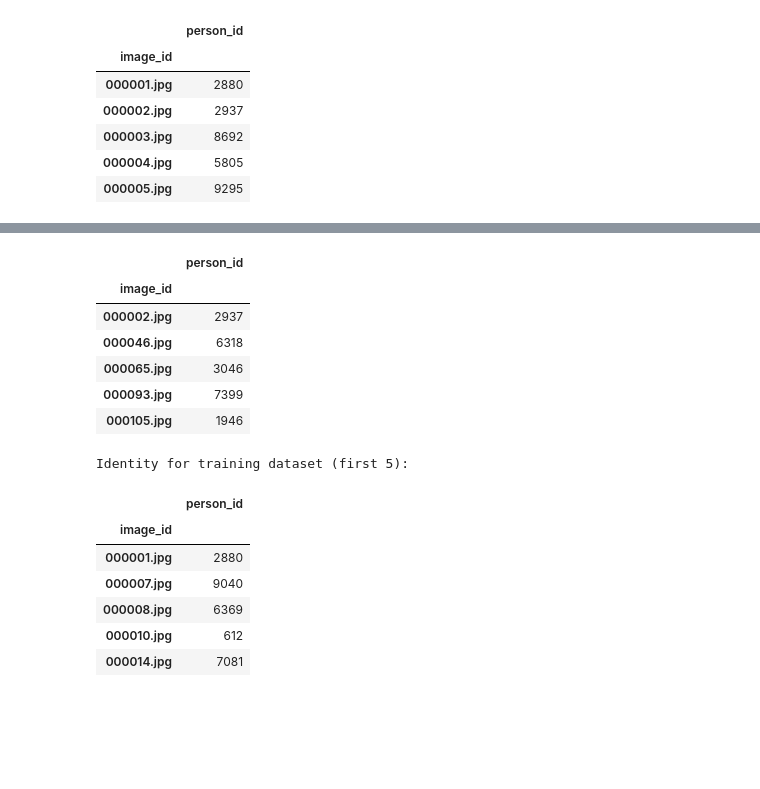
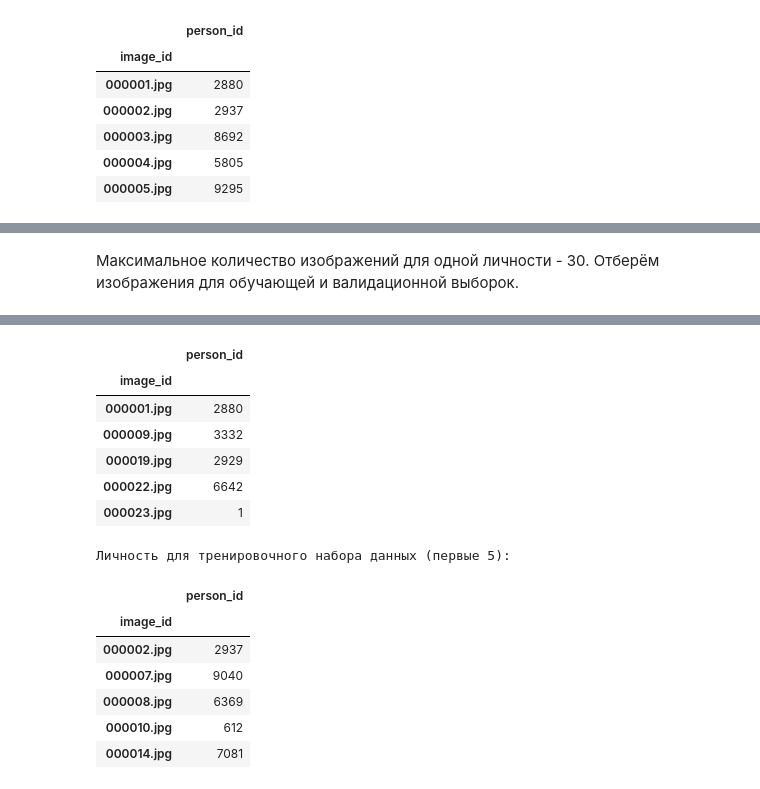
Before and after one commit to Teivak/FaceRecognitionProject, a Jupyter notebook: Filtering_Recognition_Dataset.ipynb, the cells around one changed output, grey strips where cells are left out. Drawn from its saved outputs; the diff is of its cells as text; code cells hidden in the pictures; blank space fills up the shorter version.

```diff
--- a/Filtering_Recognition_Dataset.ipynb
+++ b/Filtering_Recognition_Dataset.ipynb
@@ -3,7 +12,8 @@
 # %%
 import pandas as pd
 
-landmarks = pd.read_csv('PROJECT/FaceAlignment/landmarks.csv', index_col='image_id')
+# Загружаем датафрейм с предсказанными лэндмарками
+landmarks = pd.read_csv('PROJECT/FaceAlignment/pred_landmarks.csv', index_col='image_id')
 landmarks.head()
 # %% [output]
 |  | lefteye_x | lefteye_y | righteye_x | righteye_y | nose_x | nose_y | leftmouth_x | leftmouth_y | ... |
@@ -244,0 +213,3 @@ landmarks.head()
+# %%
+true_landmarks = pd.read_csv('PROJECT/FaceAlignment/landmarks.csv', index_col='image_id')
+true_landmarks.head()
@@ -245,13 +228,13 @@ landmarks.head()
 # %%
 def is_within_bbox(image_id):
-    # Retrieve bounding box coordinates
+    # Получаем координаты ббокса
     bbox = bboxes.loc[image_id]
     x_1, y_1, width, height = bbox['x_1'], bbox['y_1'], bbox['width'], bbox['height']
     bbox_x_max = x_1 + width
     bbox_y_max = y_1 + height
 
-    # Retrieve landmark coordinates
-    lms = landmarks.loc[image_id]
+    # Получаем координаты лэндмарков
+    lms = true_landmarks.loc[image_id]
     landmark_coords = [
         (lms['lefteye_x'], lms['lefteye_y']),
         (lms['righteye_x'], lms['righteye_y']),
@@ -260,16 +243,16 @@ def is_within_bbox(image_id):
         (lms['rightmouth_x'], lms['rightmouth_y'])
     ]
 
-    # Check if all landmarks are within the bounding box
+    # Проверяем, находятся ли все ключевые точки внутри ббокса
     for lx, ly in landmark_coords:
         if not (x_1 <= lx <= bbox_x_max and y_1 <= ly <= bbox_y_max):
             return False
     return True
 
-# Apply the function to frontal_face_image_ids
+# Применяем функцию к image_ids фронтальных лиц
 frontal_face_image_ids_bbox_compliant = [image_id for image_id in frontal_face_image_ids if is_within_bbox(image_id)]
 
-print(f"Number of frontal face images identified after bbox compliance filter: {len(frontal_face_image_ids_bbox_compliant)}")
-print("First 5 frontal face image IDs after bbox compliance filter:")
+print(f"Количество изображений фронтальных лиц после фильтрации по ббоксам: {len(frontal_face_image_ids_bbox_compliant)}")
+print("Первые 5 ID изображений фронтальных лиц после фильтрации по ббоксам:")
 print(frontal_face_image_ids_bbox_compliant[:5])
 # %% [output]
@@ -361,45 +354,41 @@ Name: count, Length: 9063, dtype: int64
+# %% [markdown]
+Максимальное количество изображений для одной личности - 30. Отберём изображения для обучающей и валидационной выборок.
 # %%
 import random
 
-# Filter person_id_counts to get persons with 20+ images
-person_id_counts_20plus = person_id_counts[person_id_counts >= 25]
+# Фильтруем person_id_counts, чтобы получить личности с 25+ изображениями
+person_id_counts_25plus = person_id_counts[person_id_counts >= 25]
 
-# Get a list of person_ids that meet the 20+ image criteria
-selected_person_ids = person_id_counts_20plus.index.tolist()
+# Получаем список person_id, которые соответствуют критерию 25+ изображений
+selected_person_ids = person_id_counts_25plus.index.tolist()
 
 val_dataset = []
 train_dataset = []
 
-# Iterate through each selected person_id
+# Перебираем каждый выбранный person_id
 for person_id in selected_person_ids:
-    # Get all image_ids for the current person_id
+    # Получаем все image_id для текущего person_id
     images_for_person = identity[identity['person_id'] == person_id].index.tolist()
 
-    # Ensure there are at least 5 images for the person, though the filter already ensures this
-    if len(images_for_person) >= 5:
-        # Randomly select 5 images for the validation dataset
-        val_images = random.sample(images_for_person, 5)
-        val_dataset.extend(val_images)
+    # Случайным образом выбираем 5 изображений для валидационного набора данных
+    val_images = random.sample(images_for_person, 5)
+    val_dataset.extend(val_images)
 
-        # The remaining images go to the training dataset
-        train_images = [img for img in images_for_person if img not in val_images]
-        train_dataset.extend(train_images)
-    else:
-        # This case should ideally not happen due to the person_id_counts_20plus filter
-        # but as a fallback, if less than 5 images, put all in train set
-        train_dataset.extend(images_for_person)
+    # Оставшиеся изображения идут в тренировочный набор данных
+    train_images = [img for img in images_for_person if img not in val_images]
+    train_dataset.extend(train_images)
 
-print(f"Number of person_ids with 25+ images: {len(selected_person_ids)}")
-print(f"Total images in val_dataset: {len(val_dataset)}")
-print(f"Total images in train_dataset: {len(train_dataset)}")
+print(f"Количество person_id с 25+ изображениями: {len(selected_person_ids)}")
+print(f"Всего изображений в val_dataset: {len(val_dataset)}")
+print(f"Всего изображений в train_dataset: {len(train_dataset)}")
 
-# Get person_id for each image in val_dataset
+# Получаем person_id для каждого изображения в val_dataset
 val_dataset = identity[identity.index.isin(val_dataset)]
-print("\nIdentity for validation dataset (first 5):")
+print("\nЛичность для валидационного набора данных (первые 5):")
 display(val_dataset.head())
 
-# Get person_id for each image in train_dataset
+# Получаем person_id для каждого изображения в train_dataset
 train_dataset = identity[identity.index.isin(train_dataset)]
-print("\nIdentity for training dataset (first 5):")
+print("\nЛичность для тренировочного набора данных (первые 5):")
 train_dataset.head()
 # %% [output]
@@ -411,14 +400,14 @@ Identity for validation dataset (first 5):
 |  | person_id |
 | image_id |  |
-| 000002.jpg | 2937 |
-| 000046.jpg | 6318 |
-| 000065.jpg | 3046 |
-| 000093.jpg | 7399 |
-| 000105.jpg | 1946 |
+| 000001.jpg | 2880 |
+| 000009.jpg | 3332 |
+| 000019.jpg | 2929 |
+| 000022.jpg | 6642 |
+| 000023.jpg | 1 |
-Identity for training dataset (first 5):
+Личность для тренировочного набора данных (первые 5):
 |  | person_id |
 | image_id |  |
-| 000001.jpg | 2880 |
+| 000002.jpg | 2937 |
 | 000007.jpg | 9040 |
 | 000008.jpg | 6369 |
 | 000010.jpg | 612 |
```
Also changed, not shown: parts of 37 cells of this notebook.
